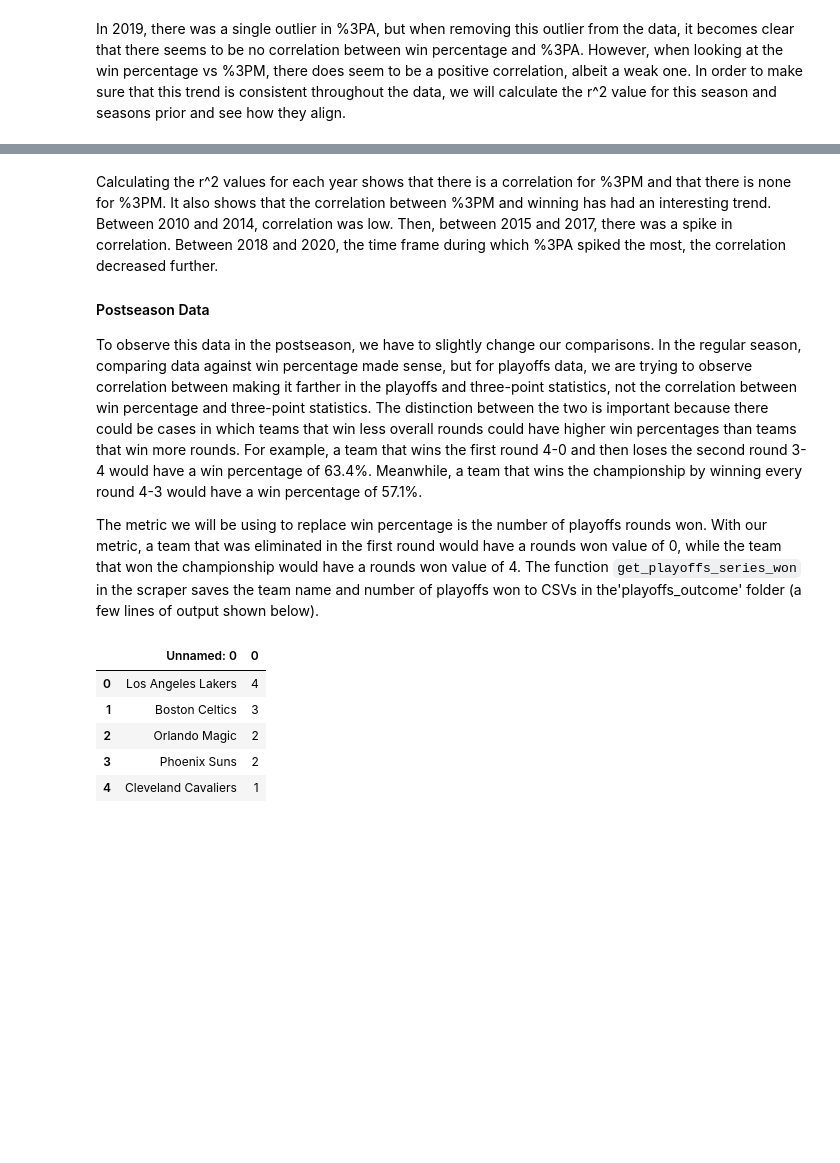
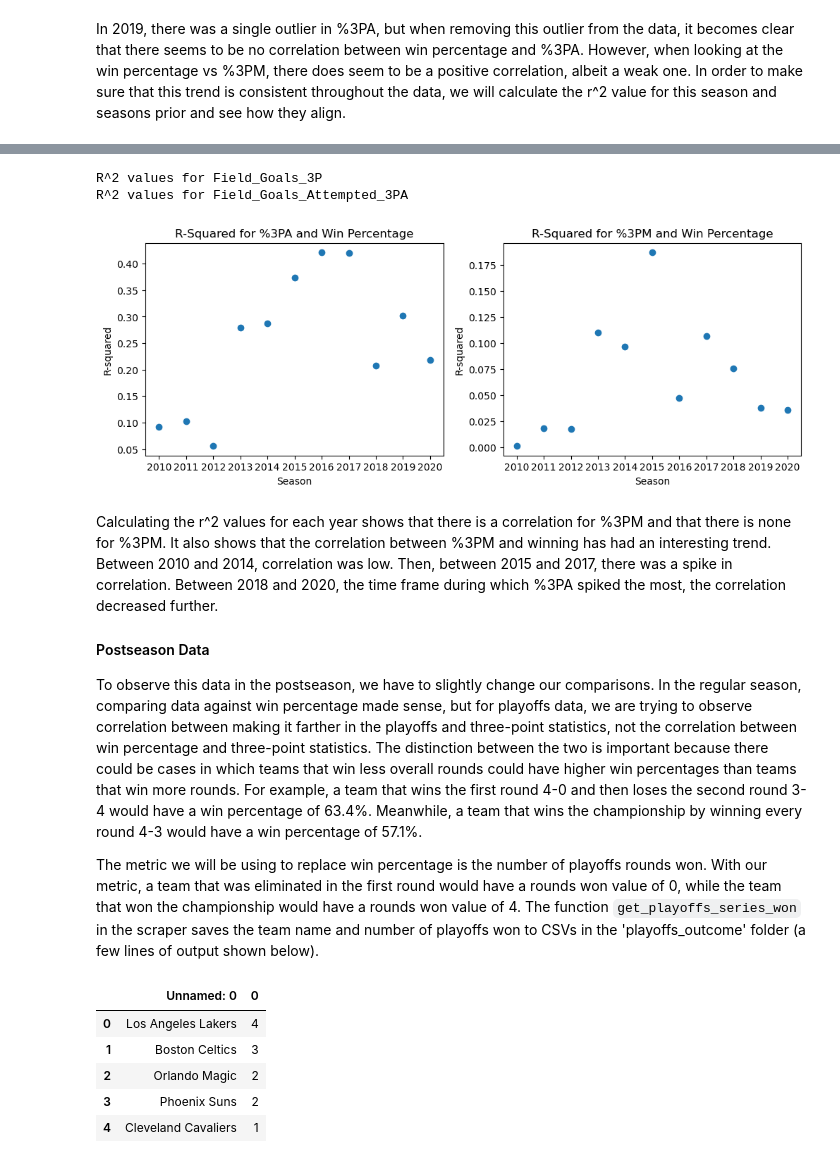
Before and after one commit to olincollege/NBA_MoreyBall_Analysis, a Jupyter notebook: Computational_essay.ipynb, the cells around one changed output, grey strips where cells are left out. Saved outputs shown, nothing was run; the diff lists cells and outputs as text; code cells hidden in the pictures; blank space fills up the shorter version.

```diff
--- a/Computational_essay.ipynb
+++ b/Computational_essay.ipynb
@@ -118,10 +108,17 @@ R^2 values for Field_Goals_Attempted_3PA
+# %%
+fig=plt.figure(figsize=(12,4), dpi= 100, facecolor='w', edgecolor='k')
+plot_win_compare_r_squared()
+# %% [output]
+R^2 values for Field_Goals_3P
+R^2 values for Field_Goals_Attempted_3PA
+[figure, added]
 # %% [markdown]
 Calculating the r^2 values for each year shows that there is a correlation for %3PM and that there is none for %3PM. It also shows that the correlation between %3PM and winning has had an interesting trend. Between 2010 and 2014, correlation was low. Then, between 2015 and 2017, there was a spike in correlation. Between 2018 and 2020, the time frame during which %3PA spiked the most, the correlation decreased further.
 
 #### Postseason Data
 To observe this data in the postseason, we have to slightly change our comparisons. In the regular season, comparing data against win percentage made sense, but for playoffs data, we are trying to observe correlation between making it farther in the playoffs and three-point statistics, not the correlation between win percentage and three-point statistics. The distinction between the two is important because there could be cases in which teams that win less overall rounds could have higher win percentages than teams that win more rounds. For example, a team that wins the first round 4-0 and then loses the second round 3-4 would have a win percentage of 63.4%. Meanwhile, a team that wins the championship by winning every round 4-3 would have a win percentage of 57.1%.
 
-The metric we will be using to replace win percentage is the number of playoffs rounds won. With our metric, a team that was eliminated in the first round would have a rounds won value of 0, while the team that won the championship would have a rounds won value of 4. The function `get_playoffs_series_won` in the scraper saves the team name and number of playoffs won to CSVs in the'playoffs_outcome' folder (a few lines of output shown below).
+The metric we will be using to replace win percentage is the number of playoffs rounds won. With our metric, a team that was eliminated in the first round would have a rounds won value of 0, while the team that won the championship would have a rounds won value of 4. The function `get_playoffs_series_won` in the scraper saves the team name and number of playoffs won to CSVs in the 'playoffs_outcome' folder (a few lines of output shown below).
 # %%
 # 5 lines of the dataframe returned by get_playoff_series_won in 2010
 pd.read_csv('Data/playoffs_outcome/playoffs_2010.csv')[0:5]
```
Also changed, not shown: parts of 12 cells of this notebook, 27 other files.
